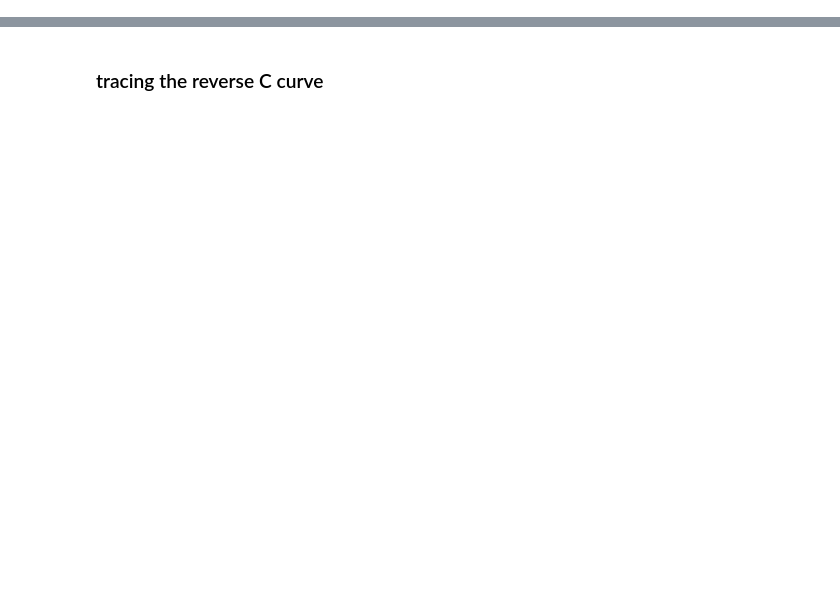
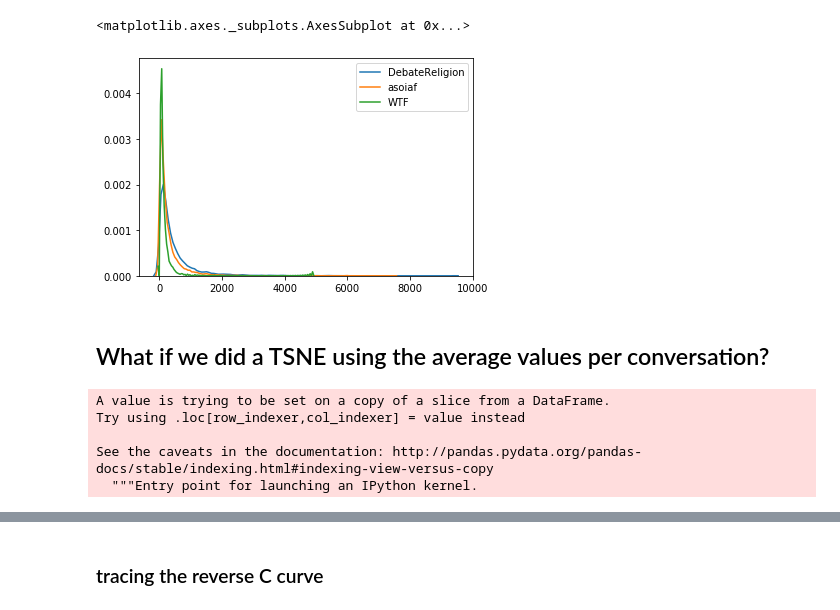
Before and after one commit to rgangela99/Cornell-Conversational-Analysis-Toolkit, a Jupyter notebook: convokit/tensor_decomposer/experiments/TSNE/tensors_tsne_threads_LIWC.ipynb, the cells around one changed output, grey strips where cells are left out. Drawn from its saved outputs; the diff is of its cells as text; code cells hidden in the pictures; blank space fills up the shorter version.

```diff
--- a/convokit/tensor_decomposer/experiments/TSNE/tensors_tsne_threads_LIWC.ipynb
+++ b/convokit/tensor_decomposer/experiments/TSNE/tensors_tsne_threads_LIWC.ipynb
@@ -124,0 +188,9 @@ plt.show()
+# %%
+dtype_dict = dict()
+for col in utt_df.columns:
+    if 'meta' in col and 'present' in col:
+        dtype_dict[col] = 'int32'
+    if 'length' in col:
+        dtype_dict[col] = 'int32'
+# %%
+dtype_dict['meta.order'] = 'int32'
@@ -124,0 +199,4 @@ plt.show()
+# %%
+utt_df_20 = utt_df[utt_df['meta.order'].isin(range(1, 21))]
+# %%
+utt_df_20 = utt_df_20.astype(dtype_dict)
@@ -124,0 +211,10 @@ plt.show()
+# %%
+%matplotlib inline
+sns.distplot(utt_df_20[utt_df_20['meta.subreddit']=='DebateReligion'][['meta.length']], hist=False, label='DebateReligion')
+sns.distplot(utt_df_20[utt_df_20['meta.subreddit']=='asoiaf'][['meta.length']], hist=False, label='asoiaf')
+sns.distplot(utt_df_20[utt_df_20['meta.subreddit']=='WTF'][['meta.length']], hist=False, label='WTF')
+# %% [output]
+<matplotlib.axes._subplots.AxesSubplot at 0x...>
+[figure, added]
+# %% [markdown]
+## What if we did a TSNE using the average values per conversation?
@@ -124,0 +235,8 @@ plt.show()
+# %%
+tsne_df['subreddit'] = convo_df['meta.subreddit']
+# %% [output]
+A value is trying to be set on a copy of a slice from a DataFrame.
+Try using .loc[row_indexer,col_indexer] = value instead
+
+See the caveats in the documentation: http://pandas.pydata.org/pandas-docs/stable/indexing.html#indexing-view-versus-copy
+  """Entry point for launching an IPython kernel.
```
Also changed, not shown: parts of 65 cells of this notebook, 19 other files.
